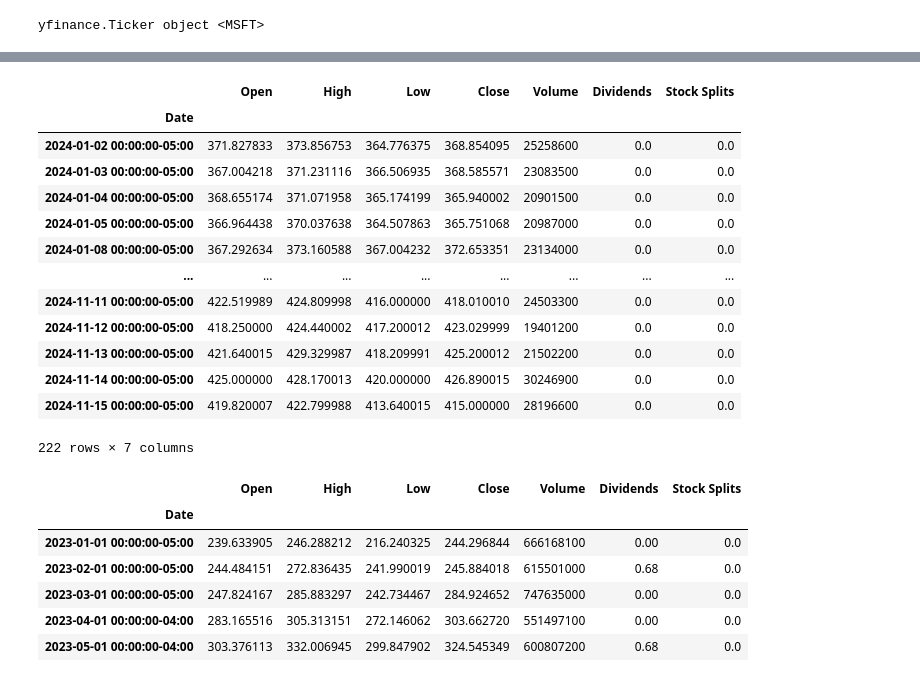
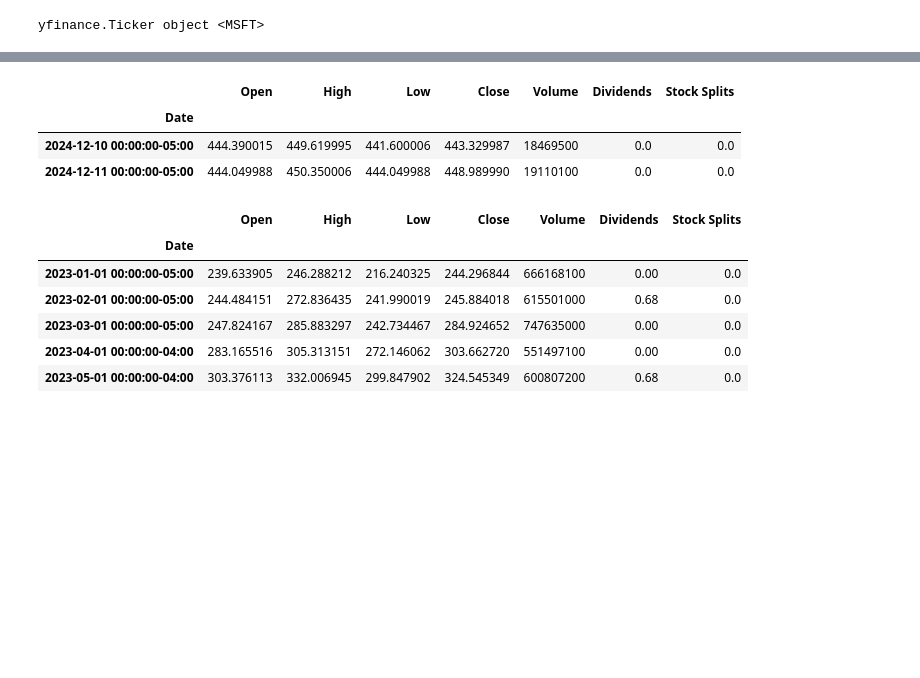
Before and after one commit to tawounfouet/forecasting-principles-python, a Jupyter notebook: yfinance-py-Client.ipynb, the cells around one changed output, grey strips where cells are left out. Drawn from its saved outputs; the diff is of its cells as text; code cells hidden in the pictures; blank space fills up the shorter version.

```diff
--- a/yfinance-py-Client.ipynb
+++ b/yfinance-py-Client.ipynb
@@ -30,21 +32,11 @@ msft_stock.history()
 # %%
-msft_stock_history = msft_stock.history(start= "2024-01-01", end="2024-11-18")
+msft_stock_history = msft_stock.history(start= "2024-12-10", end="2024-12-12")
 msft_stock_history
 # %% [output]
 |  | Open | High | Low | Close | Volume | Dividends | Stock Splits |
 | Date |  |  |  |  |  |  |  |
-| 2024-01-02 00:00:00-05:00 | 371.827833 | 373.856753 | 364.776375 | 368.854095 | 25258600 | 0.0 | 0.0 |
-| 2024-01-03 00:00:00-05:00 | 367.004218 | 371.231116 | 366.506935 | 368.585571 | 23083500 | 0.0 | 0.0 |
-| 2024-01-04 00:00:00-05:00 | 368.655174 | 371.071958 | 365.174199 | 365.940002 | 20901500 | 0.0 | 0.0 |
-| 2024-01-05 00:00:00-05:00 | 366.964438 | 370.037638 | 364.507863 | 365.751068 | 20987000 | 0.0 | 0.0 |
-| 2024-01-08 00:00:00-05:00 | 367.292634 | 373.160588 | 367.004232 | 372.653351 | 23134000 | 0.0 | 0.0 |
-| ... | ... | ... | ... | ... | ... | ... | ... |
-| 2024-11-11 00:00:00-05:00 | 422.519989 | 424.809998 | 416.000000 | 418.010010 | 24503300 | 0.0 | 0.0 |
-| 2024-11-12 00:00:00-05:00 | 418.250000 | 424.440002 | 417.200012 | 423.029999 | 19401200 | 0.0 | 0.0 |
-| 2024-11-13 00:00:00-05:00 | 421.640015 | 429.329987 | 418.209991 | 425.200012 | 21502200 | 0.0 | 0.0 |
-| 2024-11-14 00:00:00-05:00 | 425.000000 | 428.170013 | 420.000000 | 426.890015 | 30246900 | 0.0 | 0.0 |
-| 2024-11-15 00:00:00-05:00 | 419.820007 | 422.799988 | 413.640015 | 415.000000 | 28196600 | 0.0 | 0.0 |
+| 2024-12-10 00:00:00-05:00 | 444.390015 | 449.619995 | 441.600006 | 443.329987 | 18469500 | 0.0 | 0.0 |
+| 2024-12-11 00:00:00-05:00 | 444.049988 | 450.350006 | 444.049988 | 448.989990 | 19110100 | 0.0 | 0.0 |
-222 rows × 7 columns
 # %%
 # interval '1m', '5m', '15m', '1d', '1wk', '1mo'
 
```
Also changed, not shown: parts of 2 cells of this notebook, 4 other files.
